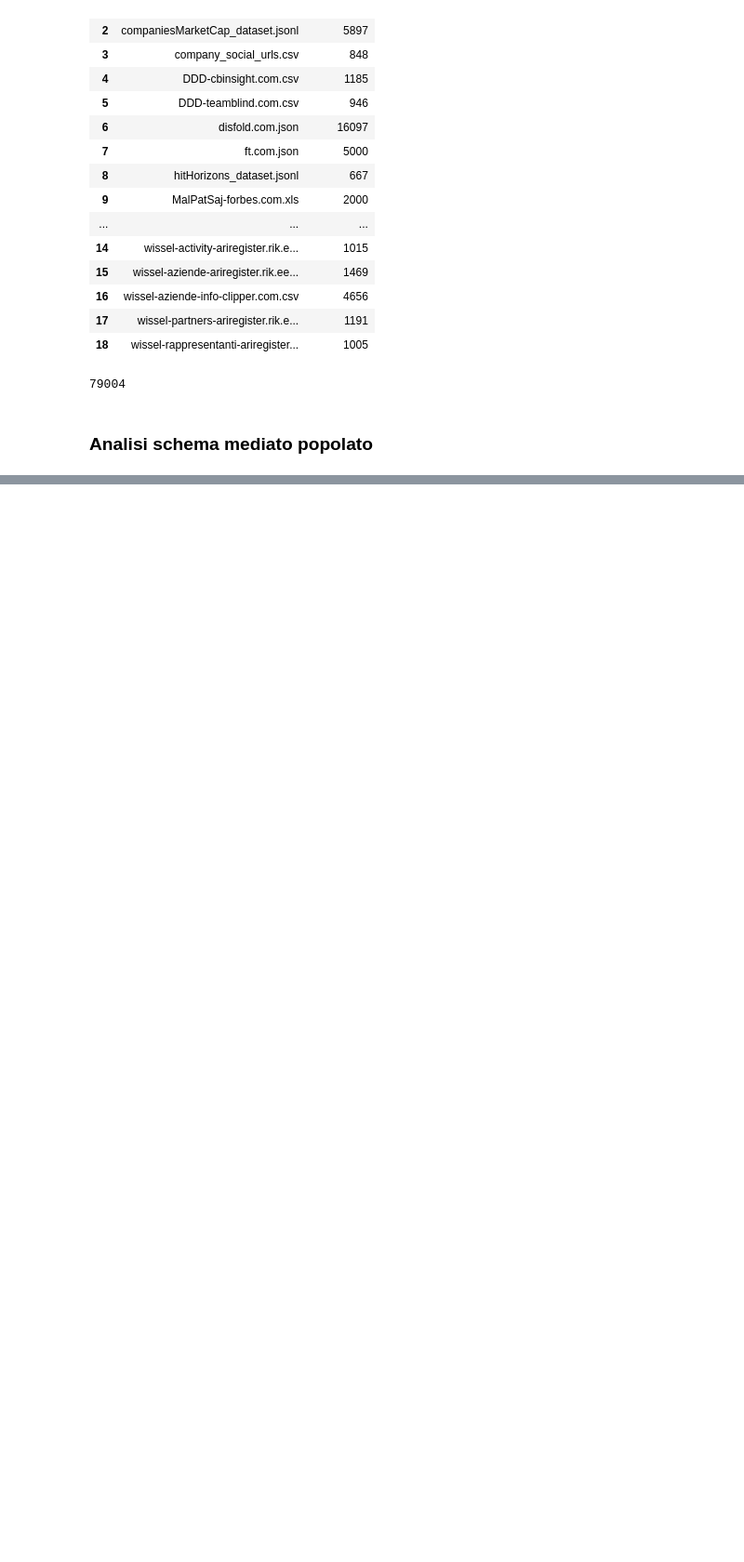
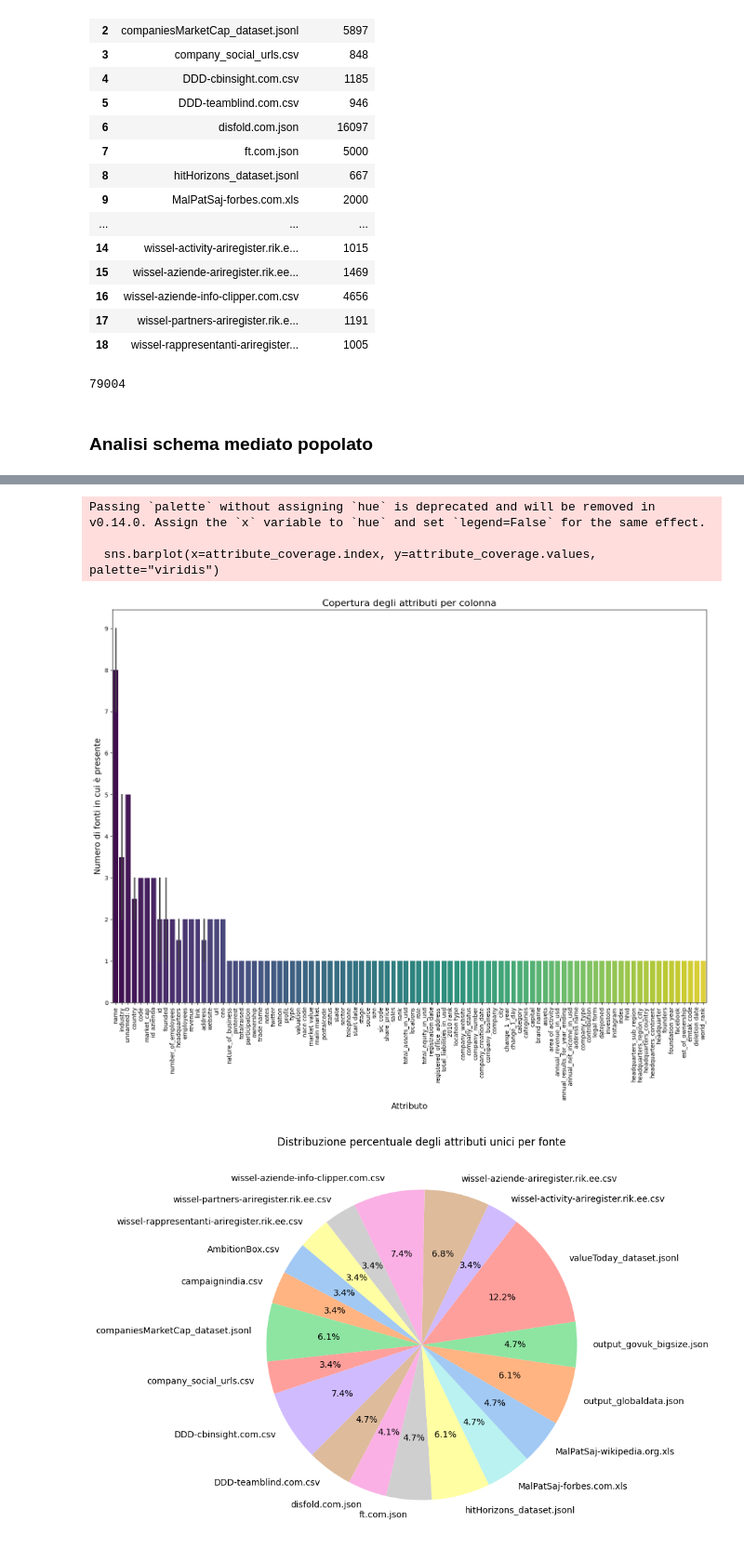
Before and after one commit to MatVitale6/IngegneriaDeiDatiProject, a Jupyter notebook: homework5/data_analysis.ipynb, the cells around one changed output, grey strips where cells are left out. Shown at 93% size. Saved outputs shown, nothing was run; the diff lists cells and outputs as text; code cells hidden in the pictures; blank space fills up the shorter version.

```diff
--- a/homework5/data_analysis.ipynb
+++ b/homework5/data_analysis.ipynb
@@ -224,3 +224,61 @@ display(df.head())
 | 2 | #sinob | Retail | NaN | NaN | Germany | 2015 | NaN | https://www.sinob.de/ | NaN | NaN | ... |
 | 3 | 'ALL ABOARD' SHOPS LIMITED | 88990 - Other social work activit... | NaN | NaN | NaN | 4 January 1991 | NaN | NaN | NaN | NaN | ... |
 | 4 | 'Q' ACCOUNTANCY SERVICES LIMITED | 69201 - Accounting and auditing a... | NaN | NaN | NaN | 21 April 1994 | NaN | NaN | NaN | NaN | ... |
+# %%
+import matplotlib.pyplot as plt
+import seaborn as sns
+import pandas as pd
+
+# Bar chart: Coverage degli attributi nelle diverse fonti di dati (grafico più grande con ticks personalizzati)
+plt.figure(figsize=(18, 12))  # Aumenta la dimensione della figura
+sns.barplot(x=attribute_coverage.index, y=attribute_coverage.values, palette="viridis")
+plt.xticks(rotation=90)
+plt.title("Copertura degli attributi per colonna", fontsize=16)
+plt.xlabel("Attributo", fontsize=14)
+plt.ylabel("Numero di fonti in cui è presente", fontsize=14)
+
+# Imposta i valori sull'asse y (da 0 al massimo valore di y, con step di 1)
+plt.yticks(range(int(attribute_coverage.values.max()) + 1))
+
+plt.show()
+
+
+# Conta quanti attributi unici ci sono in totale
+total_unique_attributes = schema_comparison['Column'].nunique()
+
+# Conta la copertura degli attributi per ogni fonte
+normalized_source_completeness = source_completeness / total_unique_attributes * 100
+
+# Pie chart con attribuzione pesata
+plt.figure(figsize=(8, 8))
+plt.pie(normalized_source_completeness, labels=normalized_source_completeness.index, autopct='%1.1f%%',
+        startangle=140, colors=sns.color_palette("pastel"))
+plt.title("Distribuzione percentuale degli attributi unici per fonte")
+plt.show()
+
+
+# Bar chart: Conteggio delle righe nei file elaborati con più dettaglio
+plt.figure(figsize=(16, 8))  # Grafico più grande per miglior visibilità
+ax = sns.barplot(x=row_counts_df["file"], y=row_counts_df["row_count"], palette="coolwarm")
+
+plt.xticks(rotation=90)
+plt.title("Conteggio righe per file", fontsize=16)
+plt.xlabel("File", fontsize=14)
+plt.ylabel("Numero di righe", fontsize=14)
+
+# Imposta i tick sull'asse Y con step regolare
+y_max = row_counts_df["row_count"].max()
+plt.yticks(range(0, y_max + 1, max(1, y_max // 10)))  # Suddivide in 10 intervalli
+
+# Aggiunge i valori esatti sopra ogni barra
+for p in ax.patches:
+    ax.annotate(f'{int(p.get_height())}', (p.get_x() + p.get_width() / 2., p.get_height()),
+                ha='center', va='bottom', fontsize=12, color='black', fontweight='bold')
+
+plt.show()
+# %% [output]
+Passing `palette` without assigning `hue` is deprecated and will be removed in v0.14.0. Assign the `x` variable to `hue` and set `legend=False` for the same effect.
+
+  sns.barplot(x=attribute_coverage.index, y=attribute_coverage.values, palette="viridis")
+[figure, added]
+[figure, added]
```
Also changed, not shown: parts of 5 cells of this notebook, 6 other files.
